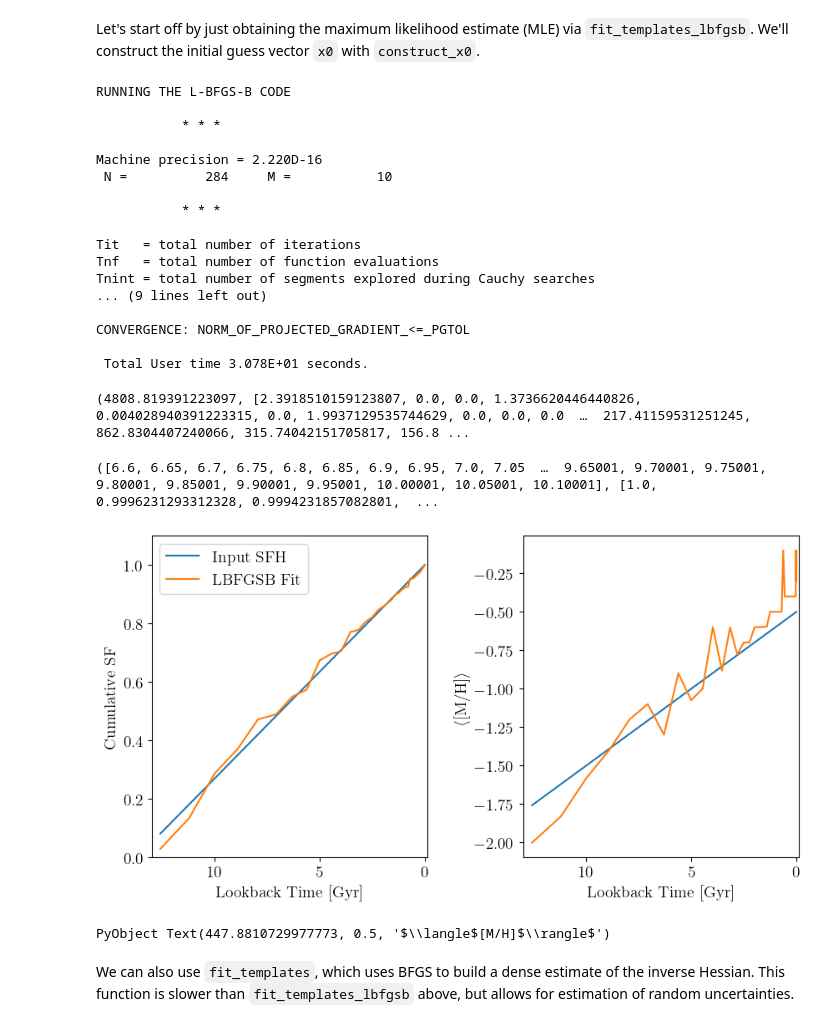
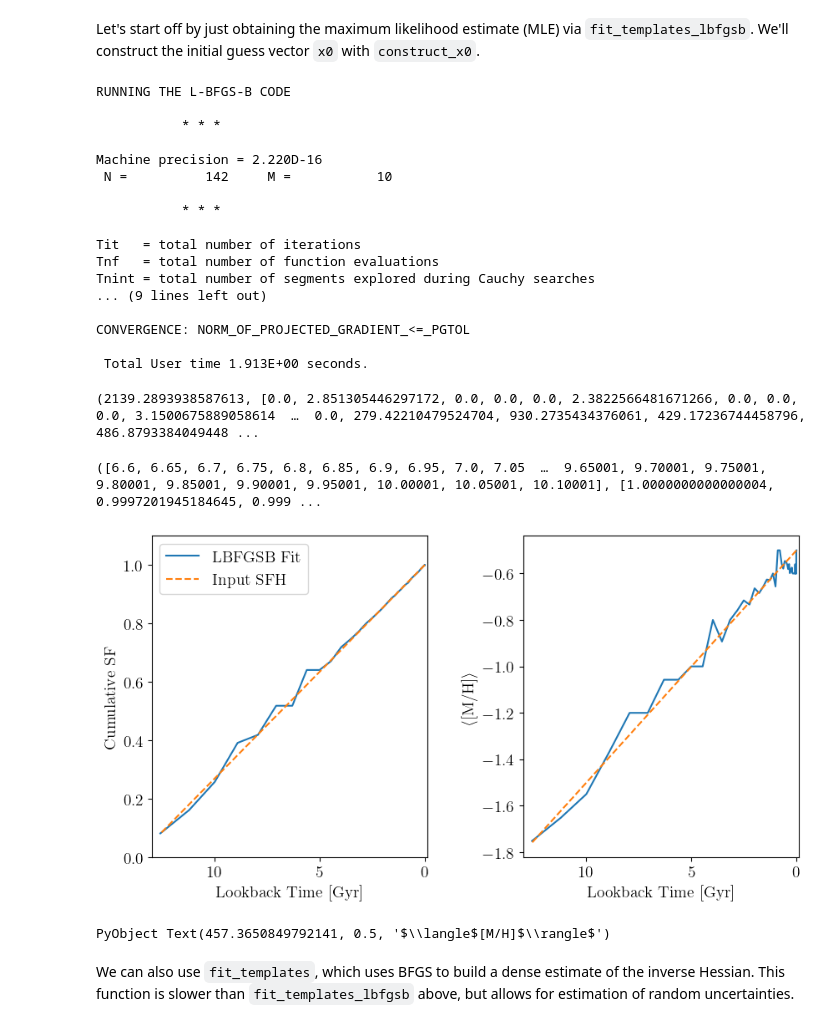
Before and after one commit to cgarling/StarFormationHistories.jl, a Jupyter notebook: examples/fitting1.ipynb, the cells around one changed output. Drawn from its saved outputs; the diff is of its cells as text; code cells hidden in the pictures.

```diff
--- a/examples/fitting1.ipynb
+++ b/examples/fitting1.ipynb
@@ -470,5 +450,5 @@ PyObject <matplotlib.colorbar.Colorbar object at 0x...>
 To sample the color-magnitude diagram (CMD) directly we could use `generate_stars_mass_composite`,
 # %%
 import StarFormationHistories: generate_stars_mass_composite, NoBinaries
-starcat = generate_stars_mass_composite(template_mini, template_isomags, ["F090W", "F150W"], stellar_mass, x0, imf; dist_mod=distmod, binary_model=NoBinaries())
+@time starcat = generate_stars_mass_composite(template_mini, template_isomags, ["F090W", "F150W"], stellar_mass, x0, imf; dist_mod=distmod, binary_model=NoBinaries())
 # %% [output]
@@ -615,3 +608,6 @@ fig.colorbar(im1, ax=axs, pad=0.005)
 PyObject <matplotlib.colorbar.Colorbar object at 0x...>
 # %% [markdown]
 The mock Hess diagram created by Poisson-sampling the smooth model (labelled "Poisson-Sampled") and the Hess diagram created by sampling stars via `generate_stars_mass_composite` and mock observing them with `model_cmd` (labelled "CMD-Sampled") are highly consistent. The Poisson-sampled method is more efficient if a Hess diagram is all that is required, but if you need individual stars (e.g., for forming a star catalog for injection into images) then you should go the CMD-sampled route.
+# %%
+# Choose which sampled Hess diagram to use for model fitting; choosing CMD-sampled instance here.
+data = model4
@@ -622,4 +993,2 @@ We will now explore the methods offered to fit SFHs. We will adopt the Poisson-s
 # %% [markdown]
 ### Simple Optimization
-# %%
-data = model3
@@ -695,7 +1047,7 @@ RUNNING THE L-BFGS-B CODE
            * * *
 
 Machine precision = 2.220D-16
- N =          284     M =           10
+ N =          142     M =           10
 
            * * *
 
@@ -706,33 +1058,34 @@ Tnint = total number of segments explored during Cauchy searches
 
 CONVERGENCE: NORM_OF_PROJECTED_GRADIENT_<=_PGTOL
 
- Total User time 3.078E+01 seconds.
+ Total User time 1.913E+00 seconds.
-(4808.819391223097, [2.3918510159123807, 0.0, 0.0, 1.3736620446440826, 0.004028940391223315, 0.0, 1.9937129535744629, 0.0, 0.0, 0.0  …  217.41159531251245, 862.8304407240066, 315.74042151705817, 156.8 ...
+(2139.2893938587613, [0.0, 2.851305446297172, 0.0, 0.0, 0.0, 2.3822566481671266, 0.0, 0.0, 0.0, 3.1500675889058614  …  0.0, 279.42210479524704, 930.2735434376061, 429.17236744458796, 486.8793384049448 ...
 # %%
+# Calculate the cumulative SFH, SFRs, <[M/H]>(logAge) from the above result
 free_coeffs = lbfgsb_result[2] .* template_norm
 unique_free_template_logAge, free_cum_sfr_arr, free_sfr_arr, free_mean_mh_arr = calculate_cum_sfr(free_coeffs, free_template_logAge, free_template_MH, T_max)
 # %% [output]
-([6.6, 6.65, 6.7, 6.75, 6.8, 6.85, 6.9, 6.95, 7.0, 7.05  …  9.65001, 9.70001, 9.75001, 9.80001, 9.85001, 9.90001, 9.95001, 10.00001, 10.05001, 10.10001], [1.0, 0.9996231293312328, 0.9994231857082801,  ...
+([6.6, 6.65, 6.7, 6.75, 6.8, 6.85, 6.9, 6.95, 7.0, 7.05  …  9.65001, 9.70001, 9.75001, 9.80001, 9.85001, 9.90001, 9.95001, 10.00001, 10.05001, 10.10001], [1.0000000000000004, 0.9997201945184645, 0.999 ...
 # %%
 fig,axs=plt.subplots(nrows=1,ncols=2,sharex=true,sharey=false,figsize=(10,5))
 fig.subplots_adjust(hspace=0.0,wspace=0.35)
 
-axs[1].plot( exp10.(unique_template_logAge)./1e9, cum_sfr_arr, label="Input SFH" )
 axs[1].plot( exp10.(unique_free_template_logAge)./1e9, free_cum_sfr_arr, label="LBFGSB Fit" )
+axs[1].plot( exp10.(unique_template_logAge)./1e9, cum_sfr_arr, label="Input SFH", ls="--" )
 
 axs[1].set_xlim([13.0,-0.1])
 axs[1].set_ylim([0.0,1.1])
 axs[1].set_xlabel("Lookback Time [Gyr]")
 axs[1].set_ylabel("Cumulative SF")
 axs[1].legend()
 
-axs[2].plot( exp10.(unique_template_logAge)./1e9, mean_mh_arr, label="Input SFH" )
 axs[2].plot( exp10.(unique_free_template_logAge)./1e9, free_mean_mh_arr, label="LBFGSB Fit" )
+axs[2].plot( exp10.(unique_template_logAge)./1e9, mean_mh_arr, label="Input SFH", ls="--" )
 axs[2].set_xlabel("Lookback Time [Gyr]")
 axs[2].set_ylabel(L"$\langle$[M/H]$\rangle$")
 # %% [output]
-[figure, old version]
+[figure, new version]
-PyObject Text(447.8810729977773, 0.5, '$\\langle$[M/H]$\\rangle$')
+PyObject Text(457.3650849792141, 0.5, '$\\langle$[M/H]$\\rangle$')
 # %% [markdown]
 We can also use `fit_templates`, which uses BFGS to build a dense estimate of the inverse Hessian. This function is slower than `fit_templates_lbfgsb` above, but allows for estimation of random uncertainties.
 # %%
```
Also changed, not shown: parts of 124 cells of this notebook.
